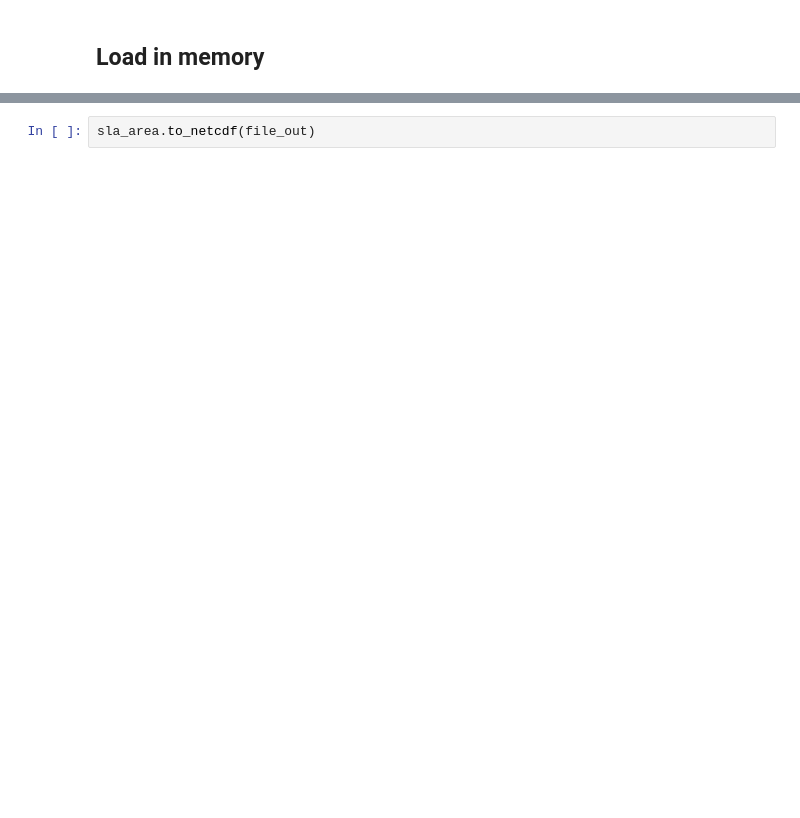
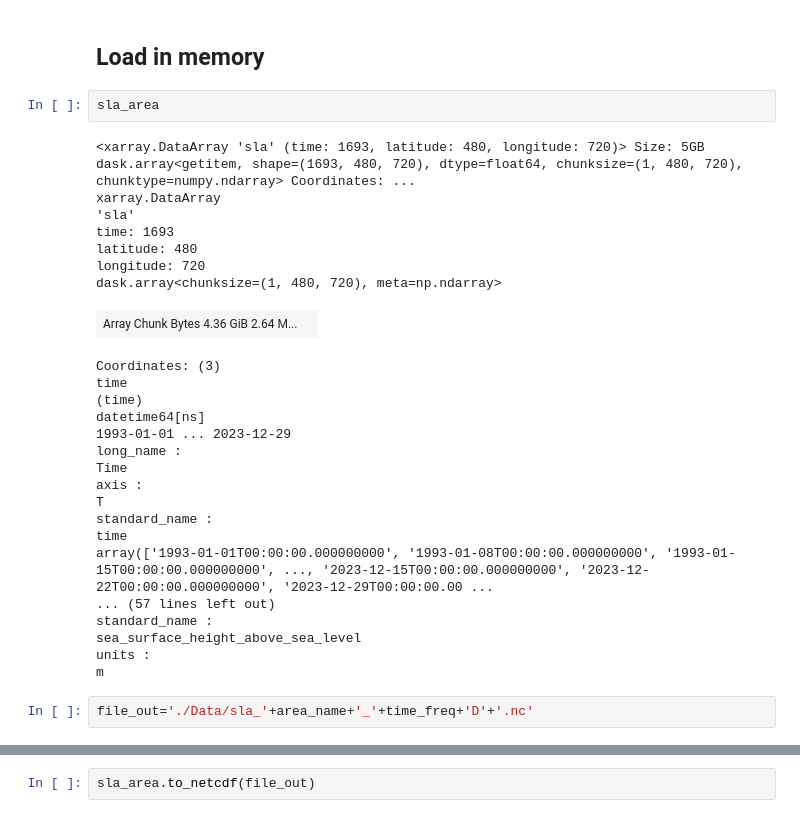
Before and after one commit to PedroVelez/NorthAtlanticFrequencies, a Jupyter notebook: Create_SSHnc_Atlantic.ipynb, the cells around one changed output, grey strips where cells are left out. Drawn from its saved outputs; the diff is of its cells as text; blank space fills up the shorter version.

```diff
--- a/Create_SSHnc_Atlantic.ipynb
+++ b/Create_SSHnc_Atlantic.ipynb
@@ -83,5 +122,35 @@ ax.grid()
 # %% [markdown]
 ## Load in memory
+# %%
+sla_area
+# %% [output]
+<xarray.DataArray 'sla' (time: 1693, latitude: 480, longitude: 720)> Size: 5GB dask.array<getitem, shape=(1693, 480, 720), dtype=float64, chunksize=(1, 480, 720), chunktype=numpy.ndarray> Coordinates: ...
+xarray.DataArray
+'sla'
+time: 1693
+latitude: 480
+longitude: 720
+dask.array<chunksize=(1, 480, 720), meta=np.ndarray>
+| Array Chunk Bytes 4.36 GiB 2.64 M... |  |
+Coordinates: (3)
+time
+(time)
+datetime64[ns]
+1993-01-01 ... 2023-12-29
+long_name :
+Time
+axis :
+T
+standard_name :
+time
+array(['1993-01-01T00:00:00.000000000', '1993-01-08T00:00:00.000000000', '1993-01-15T00:00:00.000000000', ..., '2023-12-15T00:00:00.000000000', '2023-12-22T00:00:00.000000000', '2023-12-29T00:00:00.00 ...
+... (57 lines left out)
+standard_name :
+sea_surface_height_above_sea_level
+units :
+m
+# %%
+file_out='./Data/sla_'+area_name+'_'+time_freq+'D'+'.nc'
 # %%
 sla_area.load()
 # %% [output]
```
Also changed, not shown: parts of 13 cells of this notebook, 4 other files.
